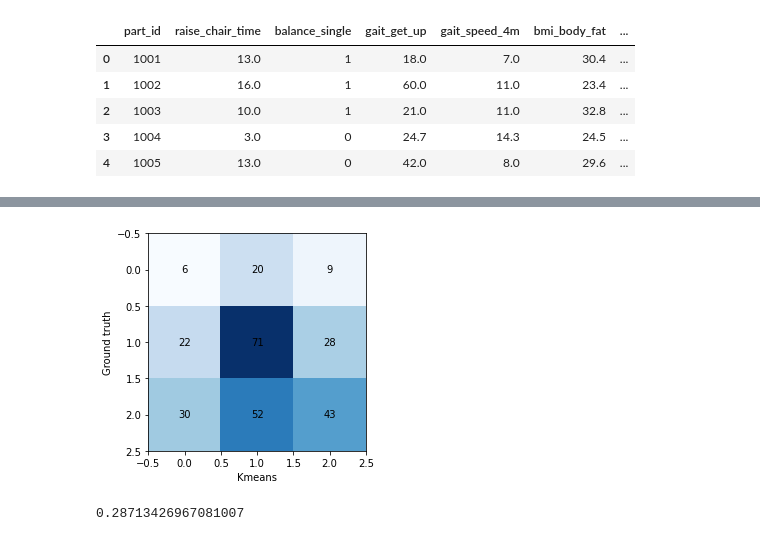
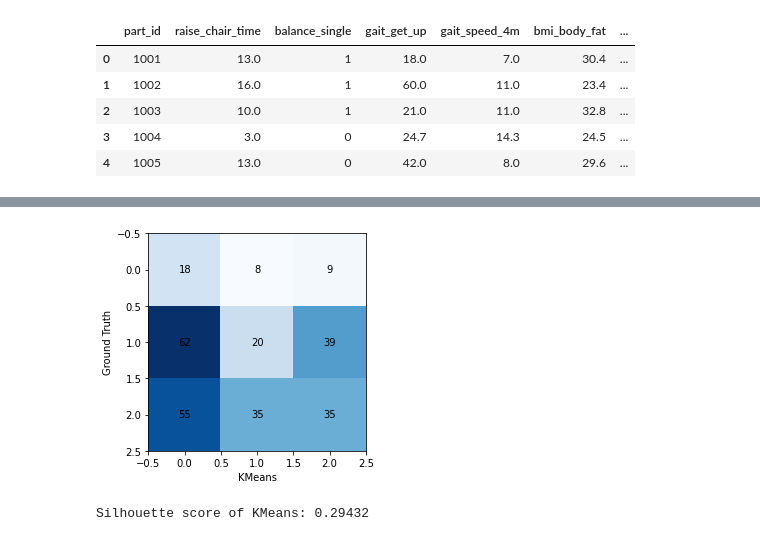
Before and after one commit to eirden96/frailSafe_project, a Jupyter notebook: beacons.ipynb, the cells around one changed output, grey strips where cells are left out. Cells and saved outputs as stored; diff of their text form; code cells hidden in the pictures.

```diff
--- a/beacons.ipynb
+++ b/beacons.ipynb
@@ -277,19 +212,11 @@ plt.scatter(X[:, 2], X[:, 3], c=y, s=50, cmap='viridis')
-# %%
-from sklearn.metrics import confusion_matrix
-
-cm = confusion_matrix(y, y_kmeans)
-
-plt.imshow(cm, interpolation= 'none', cmap='Blues')
-
-for (i,j), z in np.ndenumerate(cm):
-    plt.text(j,i,z, ha ='center', va='center')
-plt.xlabel('Kmeans')
-plt.ylabel('Ground truth')
-plt.show()
-# %% [output]
-[figure, removed]
-# %%
-silhouette_score(X, y_kmeans)
-# %% [output]
-0.28713426967081007
+# %%
+kmeans_cm = create_clustering_confusion_matrix(y, y_kmeans, "KMeans")
+# %% [output]
+[figure, added]
+# %%
+kmeans_score = silhouette_score(X, y_kmeans)
+print('Silhouette score of KMeans: {:.5f}'
+     .format(kmeans_score))
+# %% [output]
+Silhouette score of KMeans: 0.29432
 # %%
```
Also changed, not shown: parts of 40 cells of this notebook, 6 other files.
